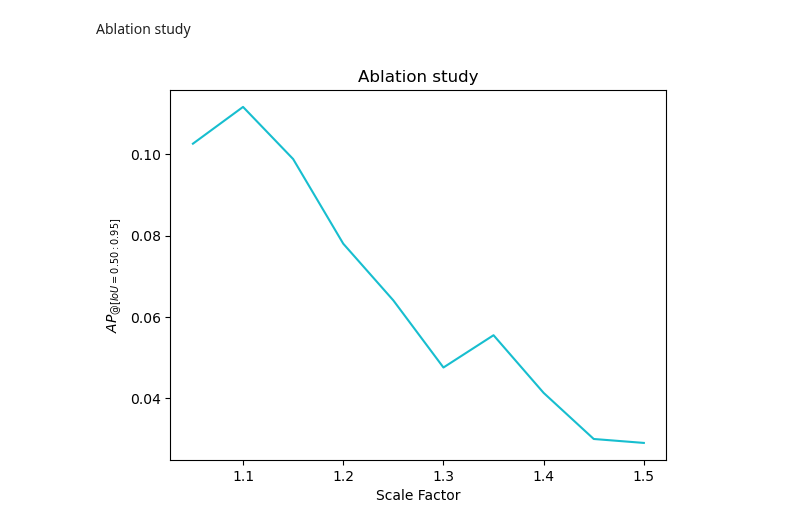
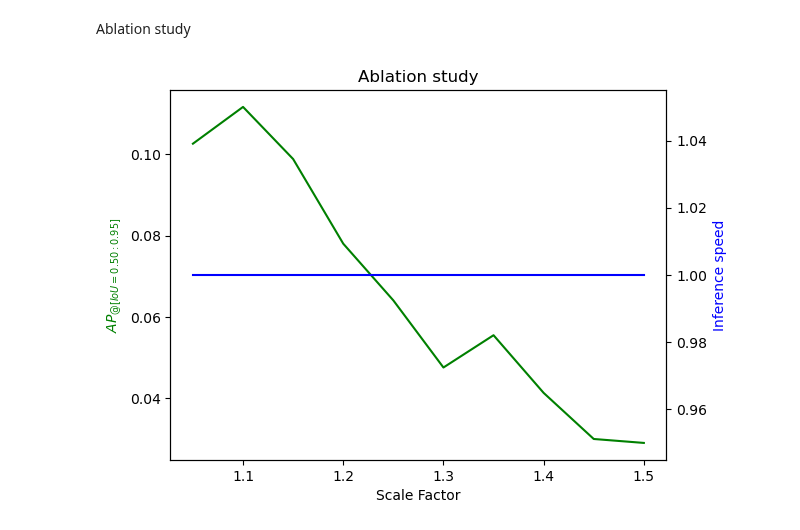
Before and after one commit to 262882/msc_detector_evaluation, a Jupyter notebook: notebook/vj_tune.ipynb, the cells around one changed output. Cells and saved outputs as stored; diff of their text form; code cells hidden in the pictures.

Commit message:
Add speed axis

```diff
--- a/notebook/vj_tune.ipynb
+++ b/notebook/vj_tune.ipynb
@@ -102,11 +102,18 @@ for i, scale in enumerate(scales):
     print(speed_scores)
 
 os.remove(result_name)
-# %%
-plt.plot(scales, speed_scores, linestyle='-', color=colors[i])
-plt.xlabel("Scale Factor")
-plt.ylabel("$" + "AP_{@[IoU=0.50:0.95]}" + "$")
-plt.title("Ablation study")
-plt.show()
-# %% [output]
-[figure, removed]
+# %%
+fig, ax1 = plt.subplots()
+plt.title("Ablation study")
+
+ax2 = ax1.twinx()
+ax1.plot(scales, speed_scores, 'g-')
+ax2.plot(scales, np.ones(scales.shape[0]), 'b-')
+
+ax1.set_xlabel('Scale Factor')
+ax1.set_ylabel('$' + 'AP_{@[IoU=0.50:0.95]}' + '$', color='g')
+ax2.set_ylabel('Inference speed', color='b')
+
+plt.show()
+# %% [output]
+[figure, added]
```
